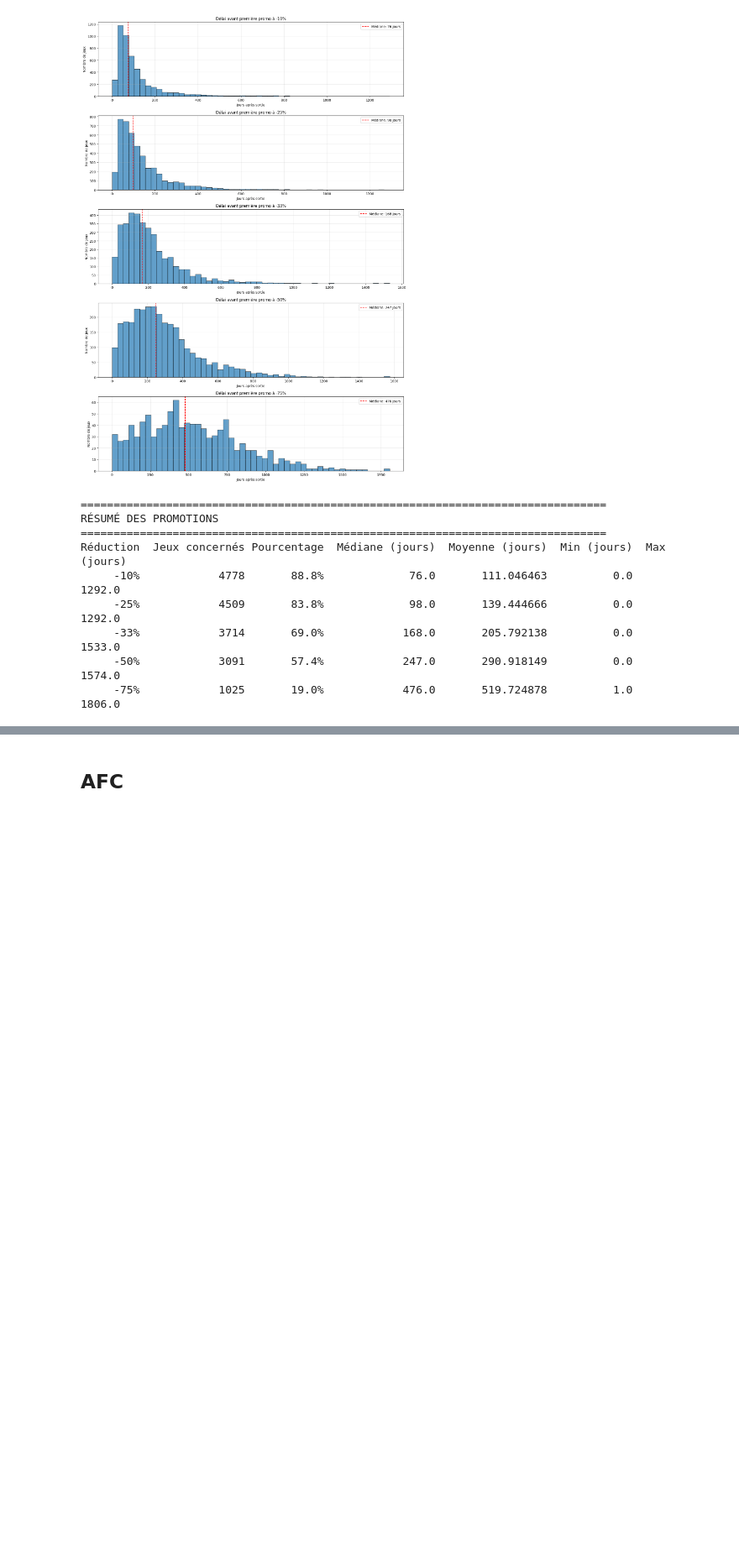
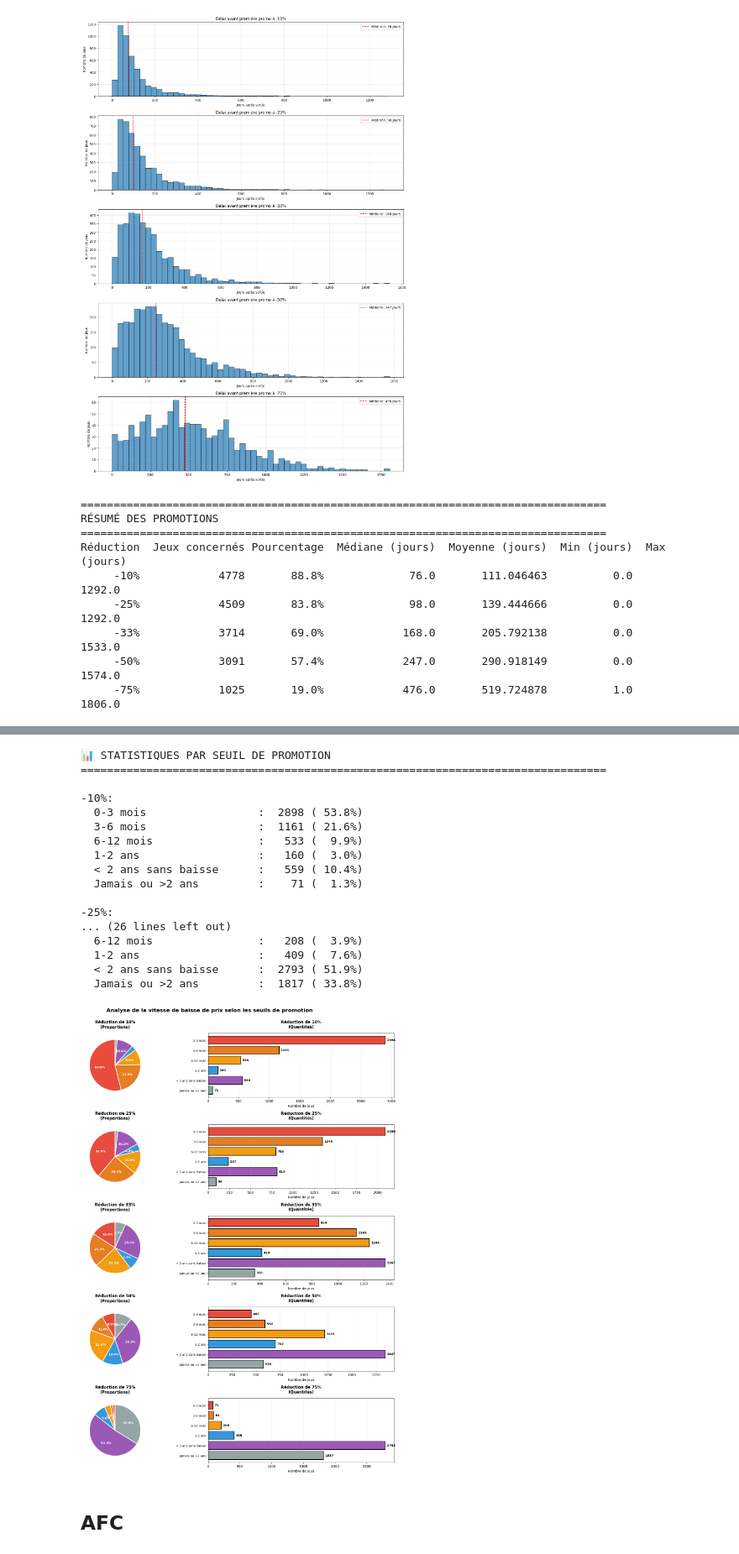
Before and after one commit to sebastien-chopin-dev/alyra-ia-psstore-machine-learning-project, a Jupyter notebook: notebooks/exploration.ipynb, the cells around one changed output, grey strips where cells are left out. Shown at 84% size. Drawn from its saved outputs; the diff is of its cells as text; code cells hidden in the pictures; blank space fills up the shorter version.

```diff
--- a/notebooks/exploration.ipynb
+++ b/notebooks/exploration.ipynb
@@ -1230,0 +1105,42 @@ JEUX SANS RÉDUCTION (jamais ou moin de 10%)
+# %%
+def create_wait_to_discount_category(df: pd.DataFrame, target_promo: int):
+    df_copy = df.copy()
+    target_col = f'days_to_{target_promo}_percent_discount'
+    col_name = f'days_to_{target_promo}_percent_discount_category'
+
+    # Extraire les bins et labels depuis WAIT_DISCOUNT_SEGMENTS
+    bins = [segment['value_min'] for segment in WAIT_DISCOUNT_SEGMENTS] + [float('inf')]
+    labels = [segment['label'] for segment in WAIT_DISCOUNT_SEGMENTS]
+
+    # Créer les catégories
+    df_copy[col_name] = pd.cut(
+        df_copy[target_col],
+        bins=bins,
+        labels=labels,
+        include_lowest=True,
+        right=True
+    )
+
+    df_copy[col_name] = df_copy[col_name].astype(str)
+
+    # Gérer les NaN pour days_since_release
+    # le jeu n'a JAMAIS atteint une baisse de {target_promo}%
+    mask_nan = df_copy[target_col].isna()
+
+    # jeux récents (<2 ans) qui n'ont PAS ENCORE atteint {target_promo}%
+    mask_recent = mask_nan & (df_copy['days_since_release'] < 730)
+    df_copy.loc[mask_recent, col_name] = 'moins_de_2_ans_sans_baisse'
+
+    # jeux anciens (>=2 ans) qui n'ont JAMAIS atteint {target_promo}%
+    mask_old = mask_nan & (df_copy['days_since_release'] >= 730)
+    df_copy.loc[mask_old, col_name] = 'jamais_ou_plus'
+
+    # NaN dans days_since_release = jeu par encore sortis ou erreur de date de sortie
+    mask_unknown = mask_nan & df_copy['days_since_release'].isna()
+    df_copy.loc[mask_unknown, col_name] = 'moins_de_2_ans_sans_baisse'
+
+    return df_copy
+# %%
+# Pour chaque seuil de promo on crée la colonne de catégorie associée
+for promo in PROMOS:
+    df_analyse_days_to_discount = create_wait_to_discount_category(df_analyse_days_to_discount, promo)
@@ -1231,3 +1260,24 @@ JEUX SANS RÉDUCTION (jamais ou moin de 10%)
+# %%
+pie_and_bar_charts_discount_categories_compact(df_analyse_days_to_discount)
+# %% [output]
+📊 STATISTIQUES PAR SEUIL DE PROMOTION
+================================================================================
+
+-10%:
+  0-3 mois                 :  2898 ( 53.8%)
+  3-6 mois                 :  1161 ( 21.6%)
+  6-12 mois                :   533 (  9.9%)
+  1-2 ans                  :   160 (  3.0%)
+  < 2 ans sans baisse      :   559 ( 10.4%)
+  Jamais ou >2 ans         :    71 (  1.3%)
+
+-25%:
+... (26 lines left out)
+  6-12 mois                :   208 (  3.9%)
+  1-2 ans                  :   409 (  7.6%)
+  < 2 ans sans baisse      :  2793 ( 51.9%)
+  Jamais ou >2 ans         :  1817 ( 33.8%)
+[figure, added]
 # %% [markdown]
 ## AFC
 # %%
```
Also changed, not shown: parts of 15 cells of this notebook, 2 other files.
